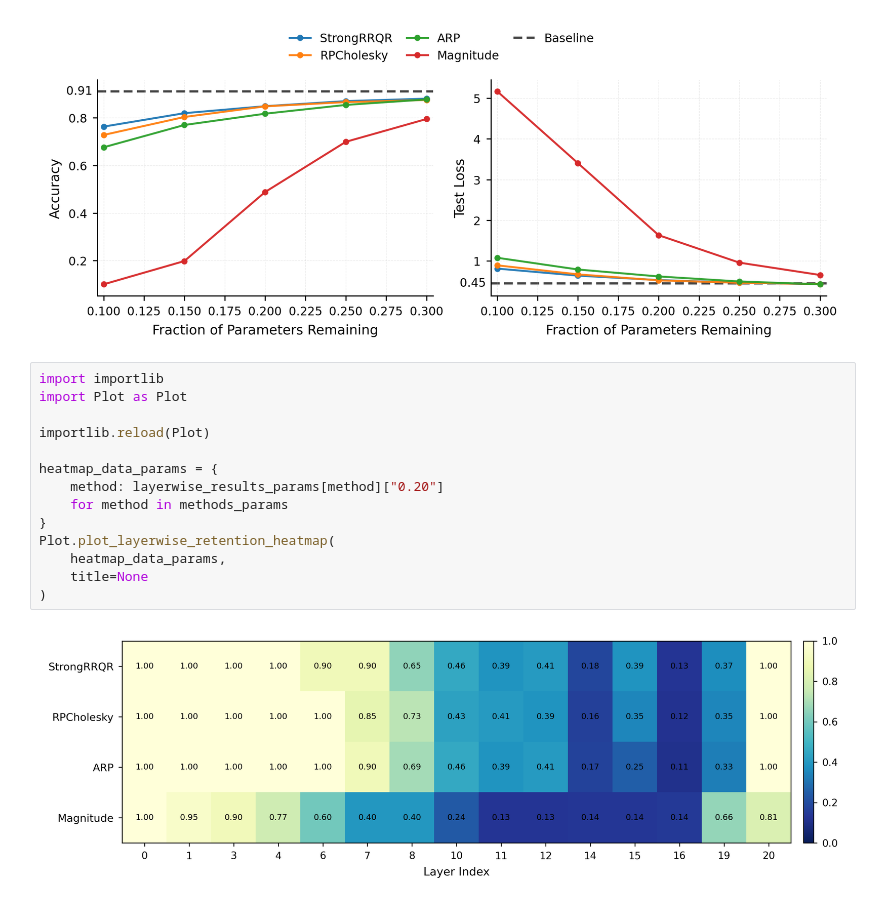
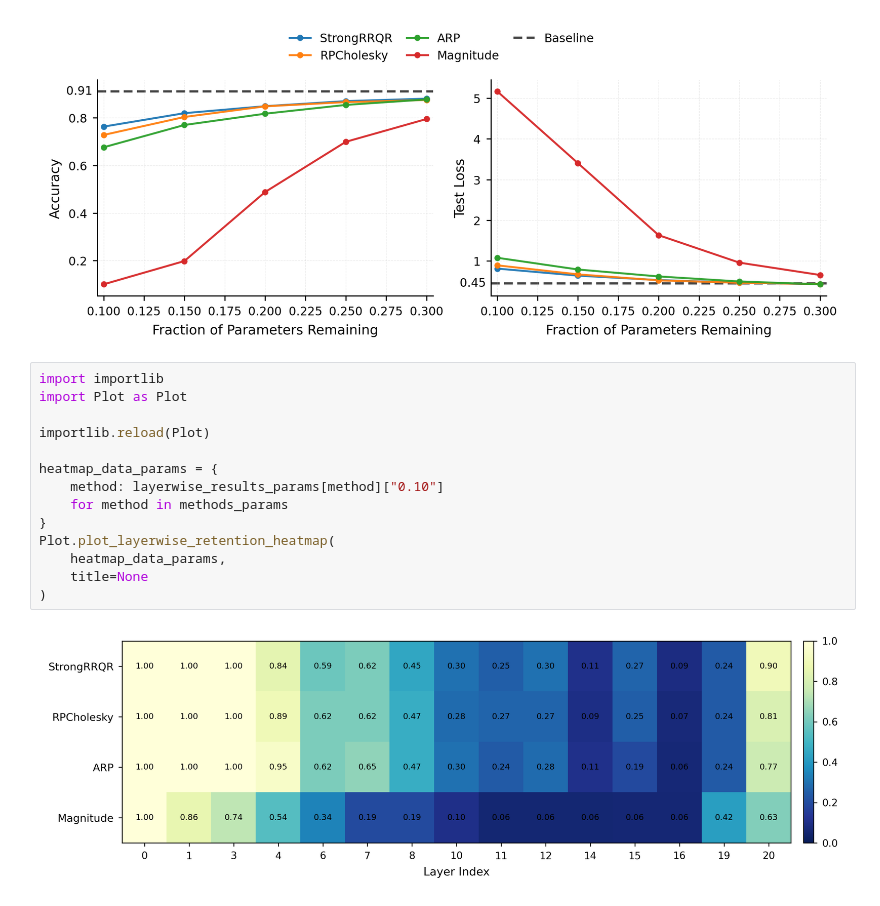
Before and after one commit to yuekai-yan/CSSP_Neural_Networks_Pruning, a Jupyter notebook: CIFAR10.ipynb, the cells around one changed output. Cells and saved outputs as stored; diff of their text form.

```diff
--- a/CIFAR10.ipynb
+++ b/CIFAR10.ipynb
@@ -443,19 +443,19 @@ Plot.plot_pruning_curve(
 # %%
 import importlib
 import Plot as Plot
 
 importlib.reload(Plot)
 
 heatmap_data_params = {
-    method: layerwise_results_params[method]["0.20"]
+    method: layerwise_results_params[method]["0.10"]
     for method in methods_params
 }
 Plot.plot_layerwise_retention_heatmap(
     heatmap_data_params,
     title=None
 )
 # %% [output]
-[figure, old version]
+[figure, new version]
 # %%
 import importlib
 import Plot as Plot
```
Also changed, not shown: parts of 3 cells of this notebook.
